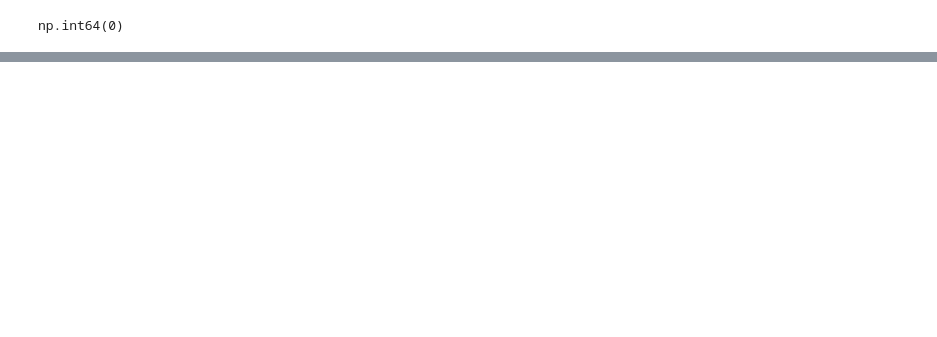
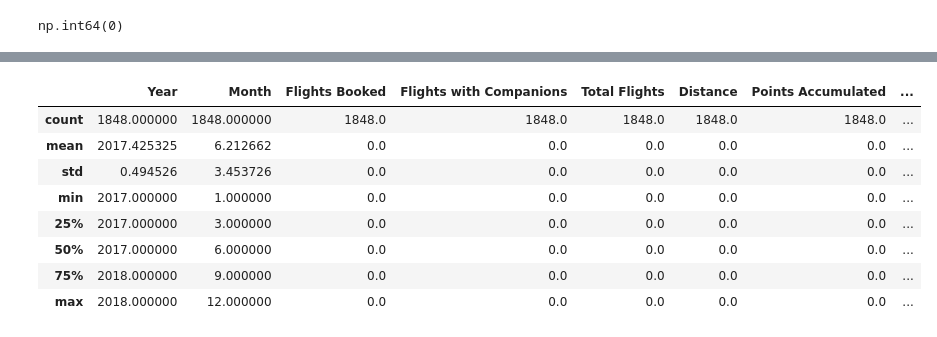
Before and after one commit to Adalab/bda-modulo-3-evaluacion-final-PatriciaAPR, a Jupyter notebook: modulo-3-evaluacion-final-patricia-perez.ipynb, the cells around one changed output, grey strips where cells are left out. Drawn from its saved outputs; the diff is of its cells as text; code cells hidden in the pictures; blank space fills up the shorter version.

```diff
--- a/modulo-3-evaluacion-final-patricia-perez.ipynb
+++ b/modulo-3-evaluacion-final-patricia-perez.ipynb
@@ -302,0 +305,12 @@ np.int64(0)
+# %%
+df_sin_duplicados.describe()
+# %% [output]
+|  | Year | Month | Flights Booked | Flights with Companions | Total Flights | Distance | Points Accumulated | ... |
+| count | 1848.000000 | 1848.000000 | 1848.0 | 1848.0 | 1848.0 | 1848.0 | 1848.0 | ... |
+| mean | 2017.425325 | 6.212662 | 0.0 | 0.0 | 0.0 | 0.0 | 0.0 | ... |
+| std | 0.494526 | 3.453726 | 0.0 | 0.0 | 0.0 | 0.0 | 0.0 | ... |
+| min | 2017.000000 | 1.000000 | 0.0 | 0.0 | 0.0 | 0.0 | 0.0 | ... |
+| 25% | 2017.000000 | 3.000000 | 0.0 | 0.0 | 0.0 | 0.0 | 0.0 | ... |
+| 50% | 2017.000000 | 6.000000 | 0.0 | 0.0 | 0.0 | 0.0 | 0.0 | ... |
+| 75% | 2018.000000 | 9.000000 | 0.0 | 0.0 | 0.0 | 0.0 | 0.0 | ... |
+| max | 2018.000000 | 12.000000 | 0.0 | 0.0 | 0.0 | 0.0 | 0.0 | ... |
```
Also changed, not shown: parts of 18 cells of this notebook.
